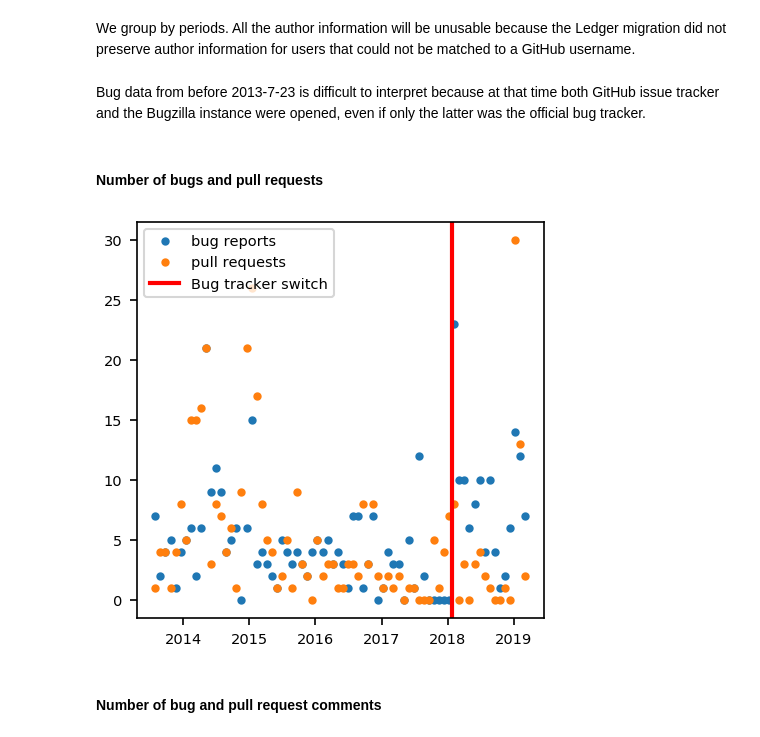
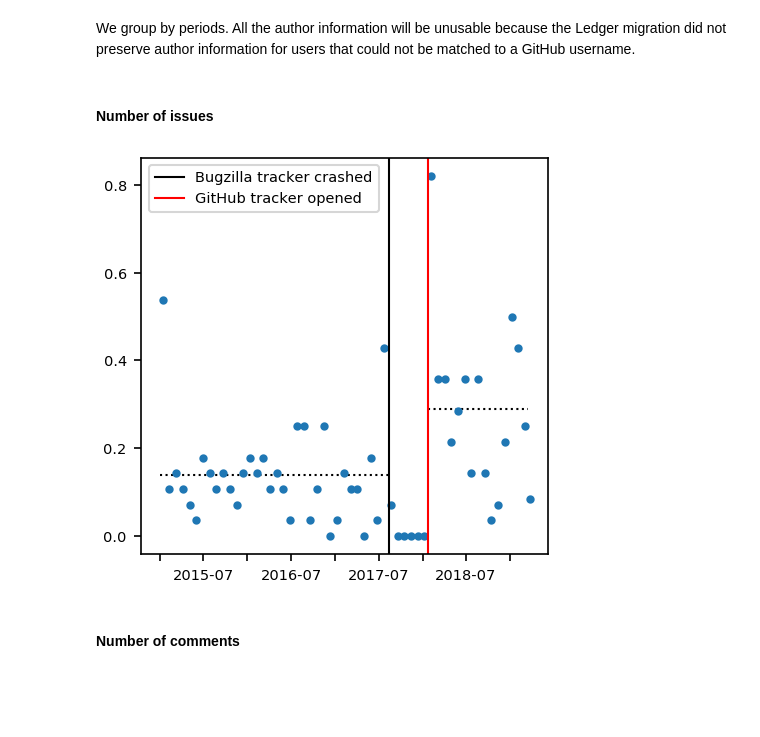
Before and after one commit to Zimmi48/impact-of-switching-bug-trackers, a Jupyter notebook: analysis/GitHub_migration.ipynb, the cells around one changed output. Drawn from its saved outputs; the diff is of its cells as text; code cells hidden in the pictures; blank space fills up the shorter version.

Commit message:
Rework ledger section.

```diff
--- a/analysis/GitHub_migration.ipynb
+++ b/analysis/GitHub_migration.ipynb
@@ -2184,11 +2102,8 @@ ledger_comments = remove_migration_artifact_comments(ledger_issues,ledger_commen
 # %% [markdown]
 We group by periods. All the author information will be unusable because the Ledger migration did not preserve author information for users that could not be matched to a GitHub username.
 # %%
+bugzilla_crash_date = pd.datetime(2017,8,14)
 ledger_switch_date = pd.datetime(2018,1,23)
 
-ledger_issues,ledger_issues_1D,_,_,ledger_issues_4W = df_1D_1W_2W_4W(ledger_issues,switch_date=ledger_switch_date)
-ledger_prs,_,_,_,ledger_prs_4W = df_1D_1W_2W_4W(ledger_prs,switch_date=ledger_switch_date)
-ledger_comments,ledger_comments_1D,_,_,ledger_comments_4W = df_1D_1W_2W_4W(ledger_comments,switch_date=ledger_switch_date)
-ledger_pr_comments,_,_,_,ledger_pr_comments_4W = df_1D_1W_2W_4W(ledger_pr_comments,switch_date=ledger_switch_date)
+_,ledger_issues_1D,_,_,ledger_issues_4W = df_1D_1W_2W_4W(ledger_issues,switch_date=ledger_switch_date)
+_,ledger_comments_1D,_,_,ledger_comments_4W = df_1D_1W_2W_4W(ledger_comments,switch_date=ledger_switch_date)
-# %% [markdown]
-Bug data from before 2013-7-23 is difficult to interpret because at that time both GitHub issue tracker and the Bugzilla instance were opened, even if only the latter was the official bug tracker.
@@ -2197,15 +2110,26 @@ github_issue_close_date = pd.datetime(2013,7,23)
+# %%
+def display_ledger_data(data_1D):
+  plot_data = average(data_1D[(data_1D).index >= pd.datetime(2015,1,1)],'reldate_4W')
+
+  _, ax = plt.subplots()
+
+  plt.plot(plot_data['count'],'.',label='')
+
+  mean_before = plot_data[plot_data.index < bugzilla_crash_date]['count'].mean()
+  mean_after = plot_data[plot_data.index >= ledger_switch_date]['count'].mean()
+  plt.hlines(mean_before,linestyles='dotted',xmin=pd.datetime(2015,1,1),xmax=bugzilla_crash_date)
+  plt.hlines(mean_after,linestyles='dotted',xmin=ledger_switch_date,xmax=issues.index[-1])
+
+  plt.axvline(x=bugzilla_crash_date,color='black',lw=1,label='Bugzilla tracker crashed')
+  plt.axvline(x=ledger_switch_date,color='red',lw=1,label='GitHub tracker opened')
+  plt.legend(loc='upper left')
+
+  less_ticks(ax)
 # %% [markdown]
-#### Number of bugs and pull requests
+#### Number of issues
-# %%
-def local():
-
-  plt.plot(ledger_issues_4W[ledger_issues_4W.index>github_issue_close_date]['count'],'.',label='bug reports')
-  plt.plot(ledger_prs_4W[ledger_prs_4W.index>github_issue_close_date]['count'],'.',label='pull requests')
-  plt.axvline(x=ledger_switch_date,color='red',lw=2,label='Bug tracker switch')
-  plt.legend()
-
-local()
-# %% [output]
-[figure, removed]
+# %%
+display_ledger_data(ledger_issues_1D)
+# %% [output]
+[figure, added]
 # %% [markdown]
-#### Number of bug and pull request comments
+#### Number of comments
```
Also changed, not shown: parts of 20 cells of this notebook.
